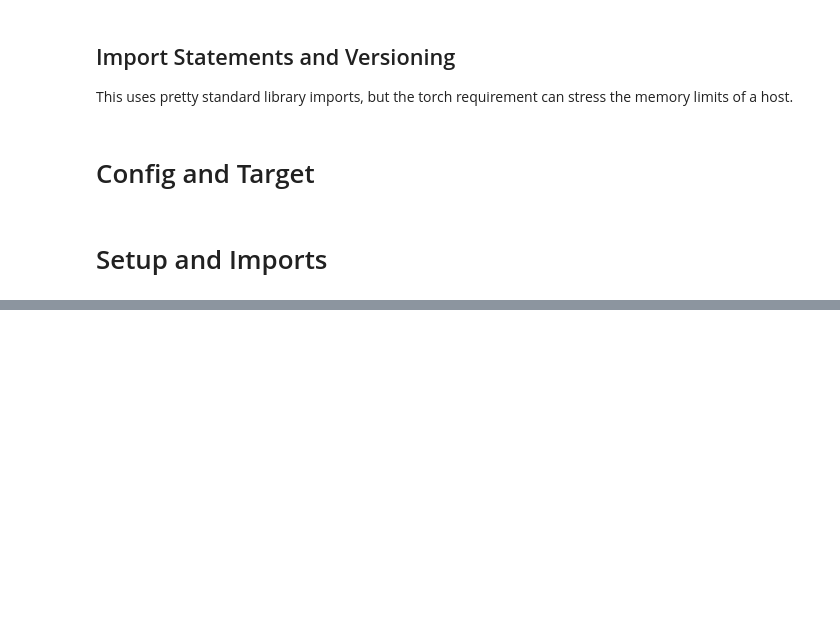
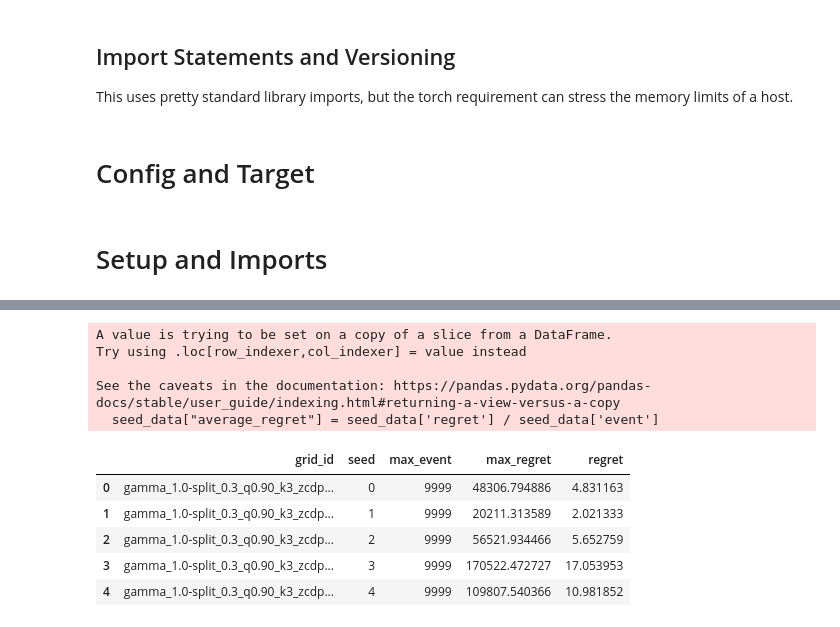
Before and after one commit to kennonstewart/unlearning-research-meta, a Jupyter notebook: experiments/deletion_capacity/notebooks/experiment_a.ipynb, the cells around one changed output, grey strips where cells are left out. Saved outputs shown, nothing was run; the diff lists cells and outputs as text; code cells hidden in the pictures; blank space fills up the shorter version.

```diff
--- a/experiments/deletion_capacity/notebooks/experiment_a.ipynb
+++ b/experiments/deletion_capacity/notebooks/experiment_a.ipynb
@@ -131,0 +133,34 @@ Done. CSVs: 50
+# %%
+# sample 12 of the directories
+sampled_directories = random.sample(dir_list, 12)
+print(sampled_directories)
+
+# read them into a dataframe
+
+# go up a single level in the current directory
+sys.path.append(os.path.dirname(os.getcwd()))
+
+
+event_data = []
+parameter_data = []
+for d in sampled_directories:
+    # ingest all csv files
+    for f in os.listdir(d):
+        if f.endswith('memorypair.csv'):
+            df = pd.read_csv(os.path.join(d, f))
+            df['grid_id'] = d.split('/')[-1]
+            # append the seed from the filename
+            df['seed'] = int(f.split('_')[1])
+            event_data.append(df)
+        elif f.endswith('.json'):
+            df = pd.read_json(os.path.join(d, f))
+            df['grid_id'] = d.split('/')[-1]
+            # append the seed from the filename
+            print(f.split('_')[1])
+            df['seed'] = f.split('_')[1]
+            df['seed'] = int(df['seed'].split('.')[0])
+            parameter_data.append(df)
+
+# concatenate all dataframes
+event_data = pd.concat(event_data, ignore_index=True)
+parameter_data = pd.concat(parameter_data)
@@ -131,0 +180,19 @@ Done. CSVs: 50
+# %%
+seed_data = event_data[['grid_id','seed','event', 'regret']]
+seed_analysis = seed_data.groupby(['grid_id','seed']).max(["event", "regret"]).reset_index()
+seed_analysis.columns = ['grid_id', 'seed', 'max_event', 'max_regret']
+seed_analysis['regret'] = seed_analysis['max_regret'] / seed_analysis['max_event']
+seed_data["average_regret"] = seed_data['regret'] / seed_data['event']
+seed_analysis.head()
+# %% [output]
+A value is trying to be set on a copy of a slice from a DataFrame.
+Try using .loc[row_indexer,col_indexer] = value instead
+
+See the caveats in the documentation: https://pandas.pydata.org/pandas-docs/stable/user_guide/indexing.html#returning-a-view-versus-a-copy
+  seed_data["average_regret"] = seed_data['regret'] / seed_data['event']
+|  | grid_id | seed | max_event | max_regret | regret |
+| 0 | gamma_1.0-split_0.3_q0.90_k3_zcdp... | 0 | 9999 | 48306.794886 | 4.831163 |
+| 1 | gamma_1.0-split_0.3_q0.90_k3_zcdp... | 1 | 9999 | 20211.313589 | 2.021333 |
+| 2 | gamma_1.0-split_0.3_q0.90_k3_zcdp... | 2 | 9999 | 56521.934466 | 5.652759 |
+| 3 | gamma_1.0-split_0.3_q0.90_k3_zcdp... | 3 | 9999 | 170522.472727 | 17.053953 |
+| 4 | gamma_1.0-split_0.3_q0.90_k3_zcdp... | 4 | 9999 | 109807.540366 | 10.981852 |
```
Also changed, not shown: parts of 10 cells of this notebook.
